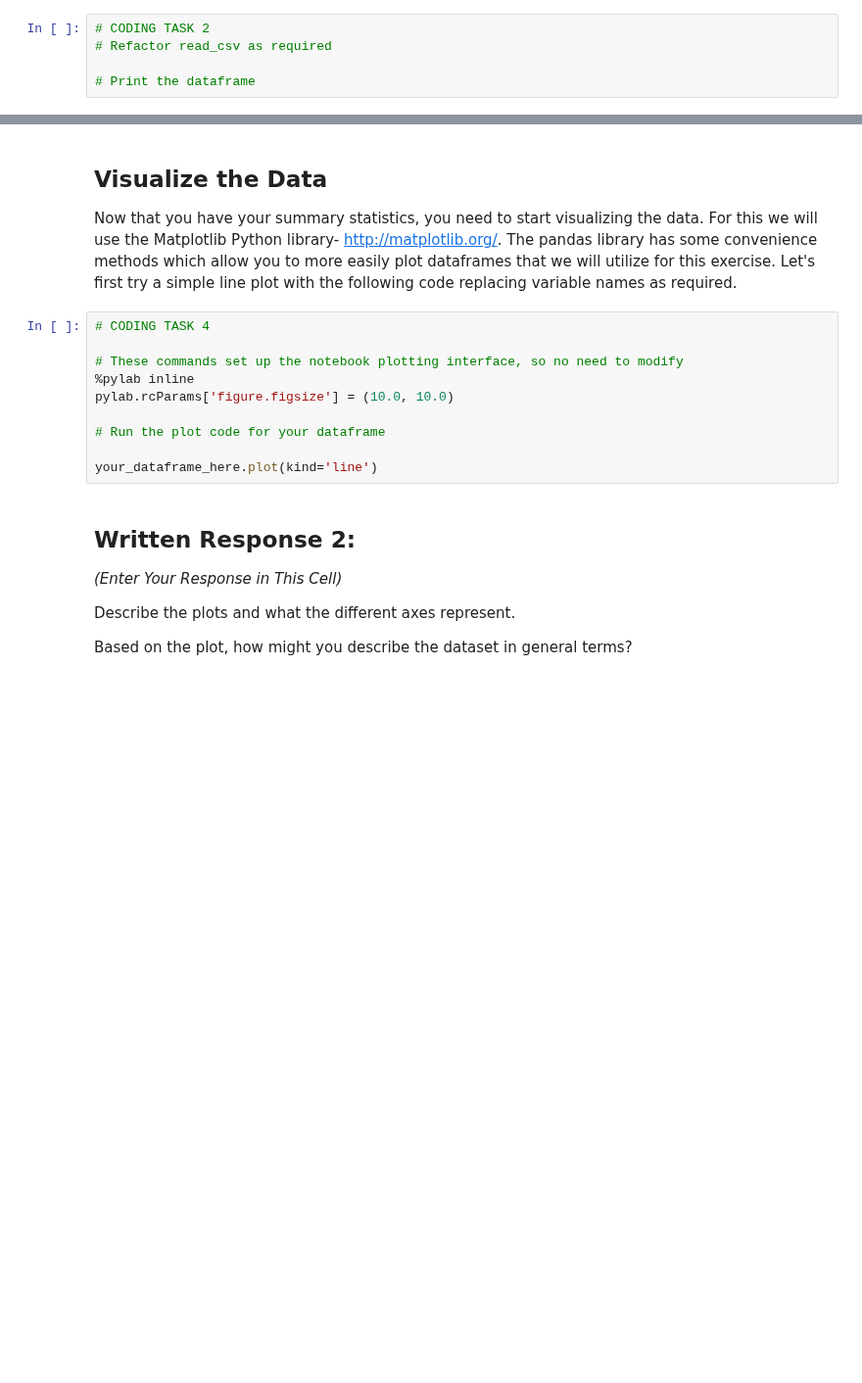
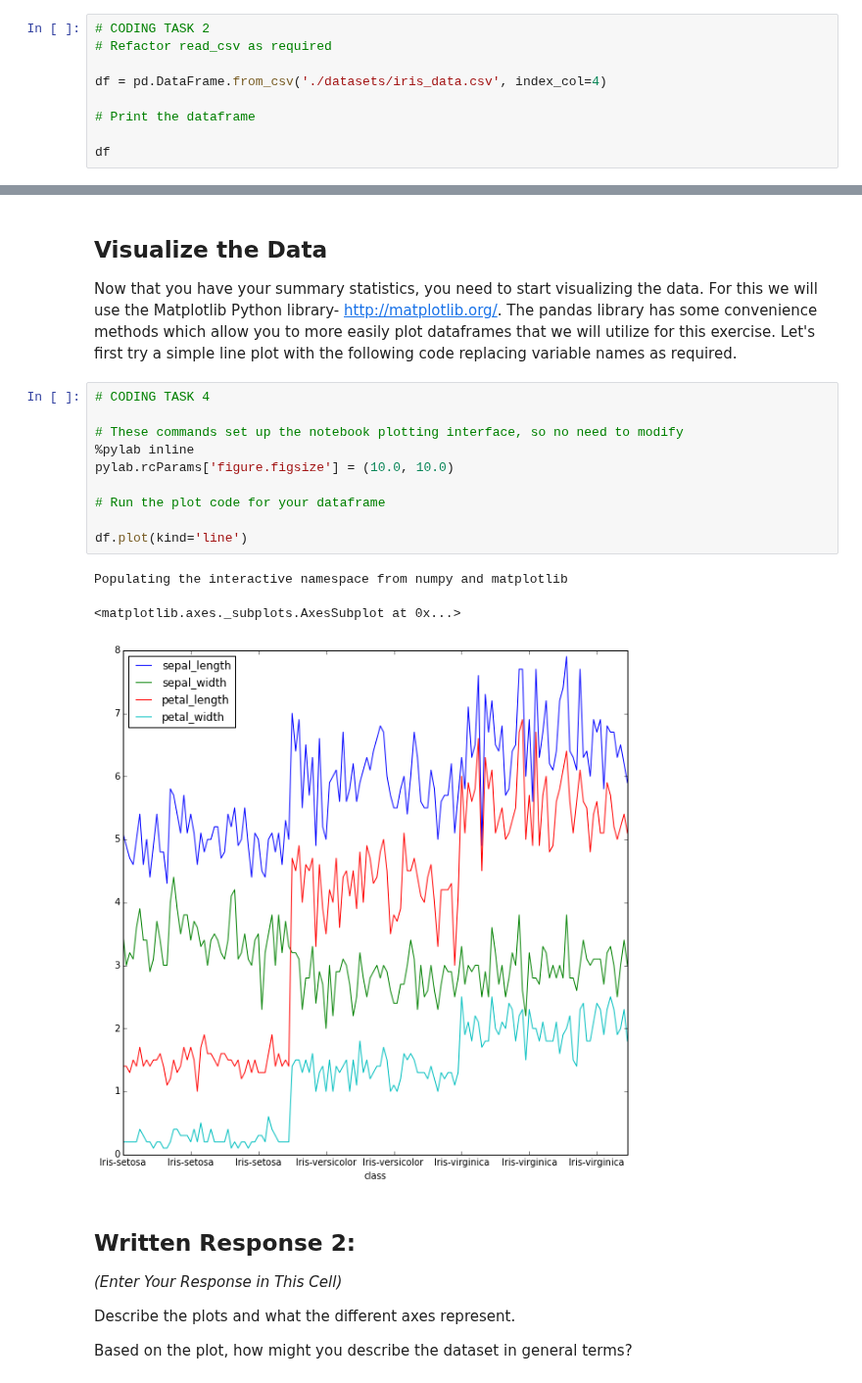
Before and after one commit to azbones/big_data, a Jupyter notebook: week_1/Week 1- Exercise.ipynb, the cells around one changed output, grey strips where cells are left out. Shown at 98% size. Drawn from its saved outputs; the diff is of its cells as text; blank space fills up the shorter version.

```diff
--- a/week_1/Week 1- Exercise.ipynb
+++ b/week_1/Week 1- Exercise.ipynb
@@ -97,4 +123,8 @@ If your first attempt needs some refactoring, do that in the code block below.
 # CODING TASK 2
 # Refactor read_csv as required
 
+df = pd.DataFrame.from_csv('./datasets/iris_data.csv', index_col=4)
+
 # Print the dataframe
+
+df
@@ -118,13 +180,17 @@ Now that you have your summary statistics, you need to start visualizing the dat
 # %%
 # CODING TASK 4
 
 # These commands set up the notebook plotting interface, so no need to modify
 %pylab inline
 pylab.rcParams['figure.figsize'] = (10.0, 10.0)
 
 # Run the plot code for your dataframe
 
-your_dataframe_here.plot(kind='line')
+df.plot(kind='line')
+# %% [output]
+Populating the interactive namespace from numpy and matplotlib
+<matplotlib.axes._subplots.AxesSubplot at 0x...>
+[figure, added]
 # %% [markdown]
 ## Written Response 2:
 _(Enter Your Response in This Cell)_
```
Also changed, not shown: parts of 4 cells of this notebook, 4 other files.
